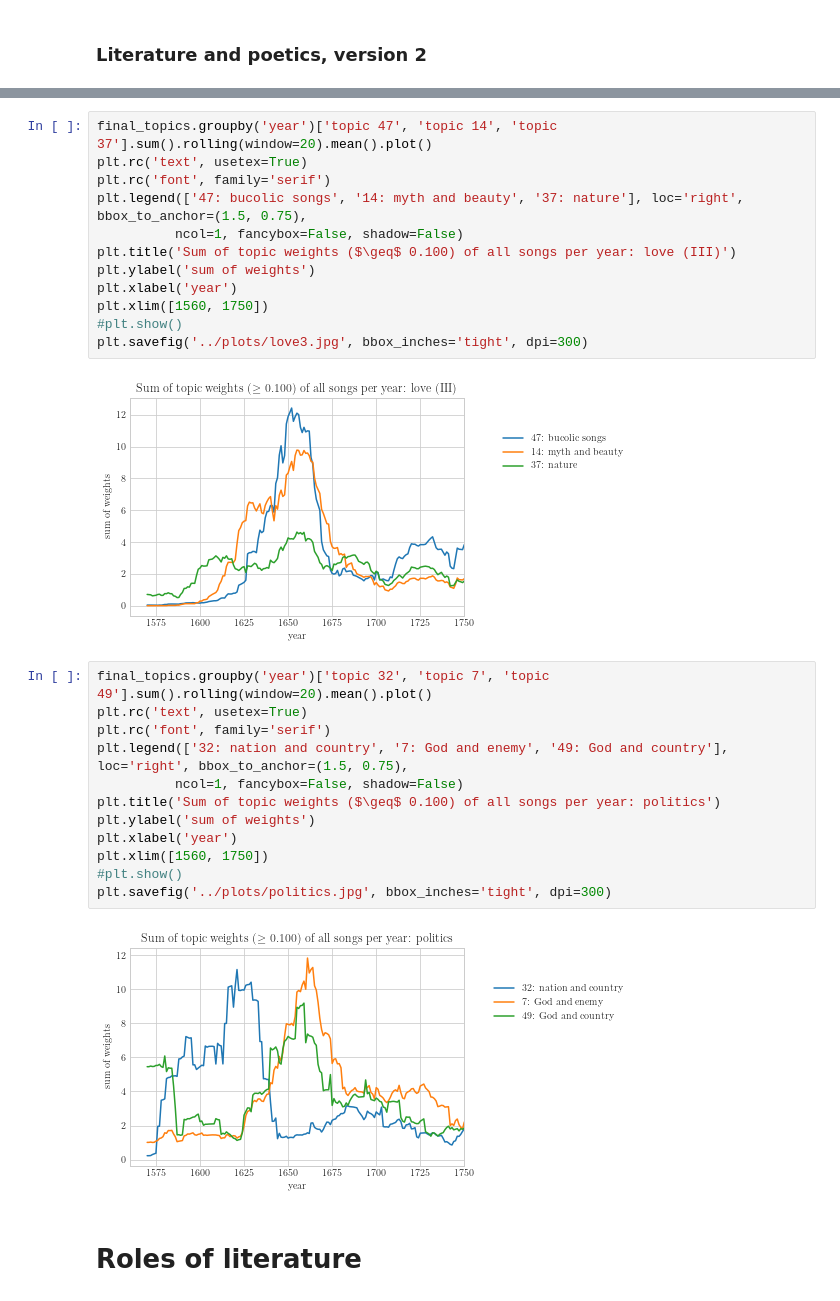
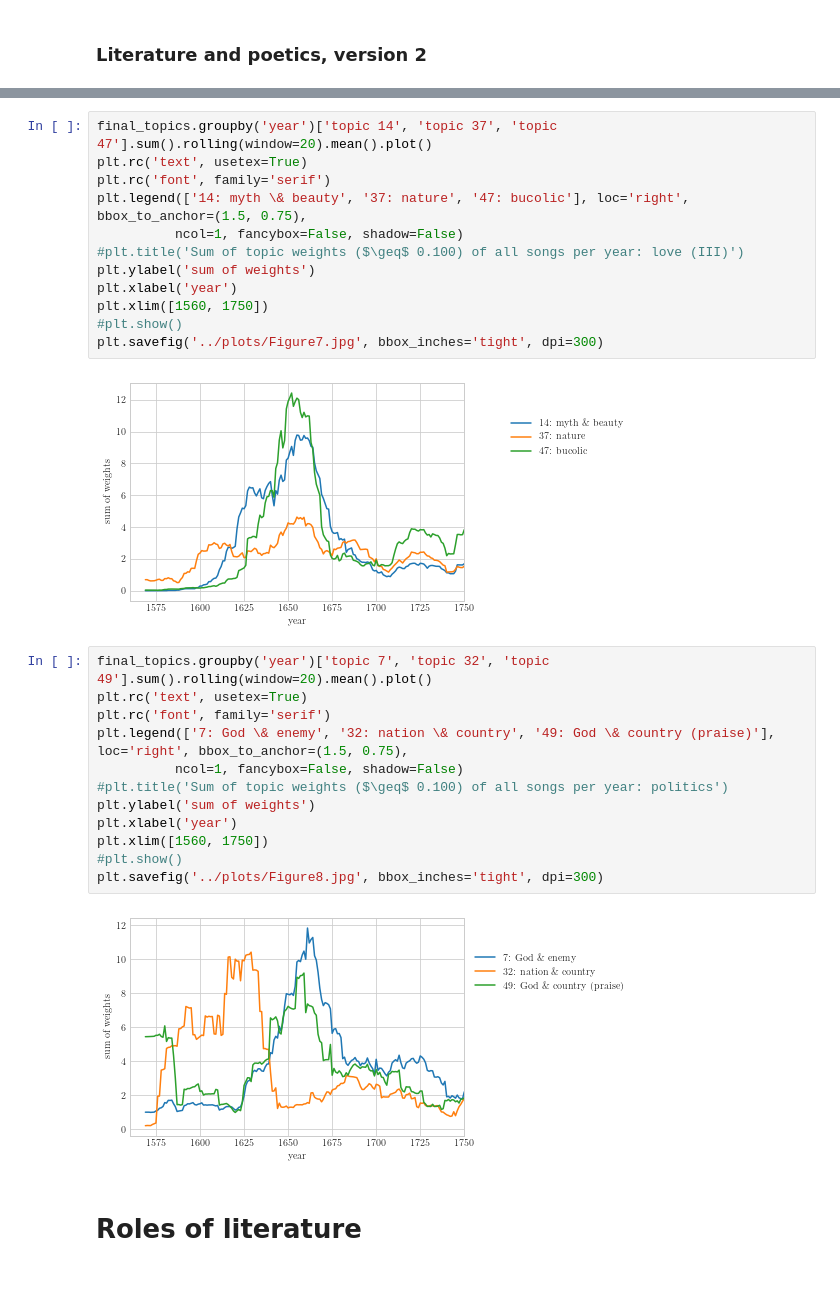
Before and after one commit to awlassche/dutch-historical-song-topics, a Jupyter notebook: notebooks/Topical Fluctuations EMLC.ipynb, the cells around one changed output, grey strips where cells are left out. Saved outputs shown, nothing was run; the diff lists cells and outputs as text.

```diff
--- a/notebooks/Topical Fluctuations EMLC.ipynb
+++ b/notebooks/Topical Fluctuations EMLC.ipynb
@@ -510,31 +510,31 @@ plt.savefig('../plots/love2.jpg', bbox_inches='tight', dpi=300)
 # %%
-final_topics.groupby('year')['topic 47', 'topic 14', 'topic 37'].sum().rolling(window=20).mean().plot()
+final_topics.groupby('year')['topic 14', 'topic 37', 'topic 47'].sum().rolling(window=20).mean().plot()
 plt.rc('text', usetex=True)
 plt.rc('font', family='serif')
-plt.legend(['47: bucolic songs', '14: myth and beauty', '37: nature'], loc='right', bbox_to_anchor=(1.5, 0.75),
+plt.legend(['14: myth \& beauty', '37: nature', '47: bucolic'], loc='right', bbox_to_anchor=(1.5, 0.75),
           ncol=1, fancybox=False, shadow=False)
-plt.title('Sum of topic weights ($\geq$ 0.100) of all songs per year: love (III)')
+#plt.title('Sum of topic weights ($\geq$ 0.100) of all songs per year: love (III)')
 plt.ylabel('sum of weights')
 plt.xlabel('year')
 plt.xlim([1560, 1750])
 #plt.show()
-plt.savefig('../plots/love3.jpg', bbox_inches='tight', dpi=300)
+plt.savefig('../plots/Figure7.jpg', bbox_inches='tight', dpi=300)
 # %% [output]
-[figure, old version]
+[figure, new version]
 # %%
-final_topics.groupby('year')['topic 32', 'topic 7', 'topic 49'].sum().rolling(window=20).mean().plot()
+final_topics.groupby('year')['topic 7', 'topic 32', 'topic 49'].sum().rolling(window=20).mean().plot()
 plt.rc('text', usetex=True)
 plt.rc('font', family='serif')
-plt.legend(['32: nation and country', '7: God and enemy', '49: God and country'], loc='right', bbox_to_anchor=(1.5, 0.75),
+plt.legend(['7: God \& enemy', '32: nation \& country', '49: God \& country (praise)'], loc='right', bbox_to_anchor=(1.5, 0.75),
           ncol=1, fancybox=False, shadow=False)
-plt.title('Sum of topic weights ($\geq$ 0.100) of all songs per year: politics')
+#plt.title('Sum of topic weights ($\geq$ 0.100) of all songs per year: politics')
 plt.ylabel('sum of weights')
 plt.xlabel('year')
 plt.xlim([1560, 1750])
 #plt.show()
-plt.savefig('../plots/politics.jpg', bbox_inches='tight', dpi=300)
+plt.savefig('../plots/Figure8.jpg', bbox_inches='tight', dpi=300)
 # %% [output]
-[figure, old version]
+[figure, new version]
 # %% [markdown]
 # Roles of literature
 # %%
```
Also changed, not shown: parts of 3 cells of this notebook.
